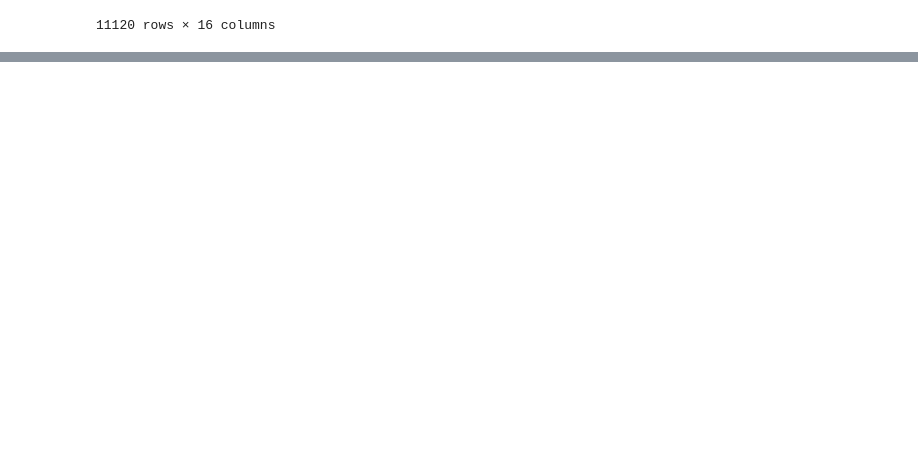
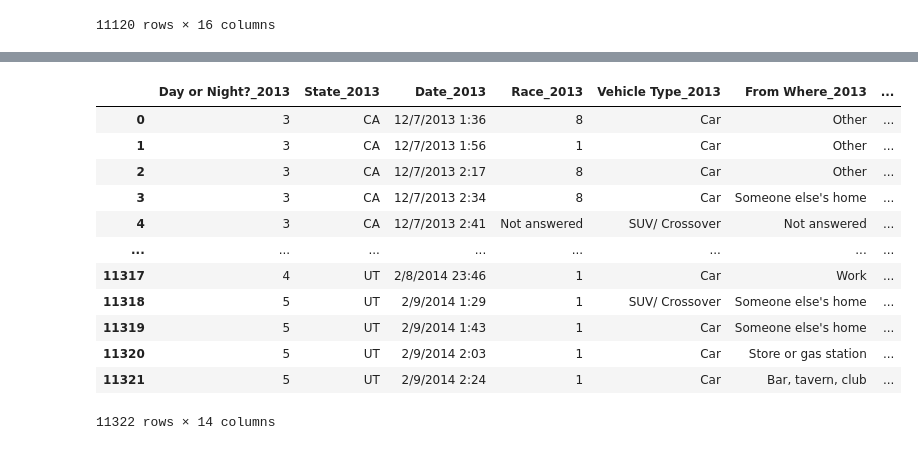
Before and after one commit to Nickfeliciano2/DUI-Statistical-Analysis-API, a Jupyter notebook: elizabeth_project_work/merge.ipynb, the cells around one changed output, grey strips where cells are left out. Cells and saved outputs as stored; diff of their text form; code cells hidden in the pictures; blank space fills up the shorter version.

```diff
--- a/elizabeth_project_work/merge.ipynb
+++ b/elizabeth_project_work/merge.ipynb
@@ -87,13 +87,27 @@ dui2007_clean
 # %%
 #Rename column headers for uniformity
 
-dui2013_clean = dui2013_data.rename(columns = {"MyZipCodeIs": "Zipcode_2013", "Time_Stamp":"Date_2013","data_session_original": "Day or Night?_2013","race_n":"Race_2013",
-                               "DriverAgeYears":"Age Range_2013","EducationLevel": "Education Level_2013","AreYouEmployed": "Employed_2013",
-                               "VehicleType": "Vehicle Type_2013", "FromWhere": "From Where_2013", "ToWhere": "To Where_2013","MilesTraveling": "Trip distance_2013",
-                               "AlcoholToday": "Alcohol Today_2013", "bac_from_blood": "Blood Alcohol Content_2013"}, inplace = True)
+dui2013_data.rename(columns = {"State":"State_2013","MyZipCodeIs":"Zipcode_2013", "Time_Stamp":"Date_2013","data_session_original":"Day or Night?_2013",
+                               "race_n":"Race_2013", "DriverAgeYears":"Age Range_2013","EducationLevel":"Education Level_2013","AreYouEmployed":"Employed_2013",
+                               "VehicleType":"Vehicle Type_2013", "FromWhere":"From Where_2013", "ToWhere":"To Where_2013","MilesTraveling":"Trip distance_2013",
+                               "AlcoholToday":"Alcohol Today_2013", "bac_from_blood":"Blood Alcohol Content_2013"}, inplace = True)
 # %%
 #Clean up null values
 
-dui2013_drop = dui2013_data.dropna()
-
-dui2013_clean = dui2013_drop[dui2013_drop["Blood Alcohol Content_2013"] != "#NULL!"]
+dui2013_no_answer = dui2013_data.replace(np.nan,"Not answered")
+dui2013_clean = dui2013_no_answer.replace(["#NULL!"],"Not answered")
+dui2013_clean
+# %% [output]
+|  | Day or Night?_2013 | State_2013 | Date_2013 | Race_2013 | Vehicle Type_2013 | From Where_2013 | ... |
+| 0 | 3 | CA | 12/7/2013 1:36 | 8 | Car | Other | ... |
+| 1 | 3 | CA | 12/7/2013 1:56 | 1 | Car | Other | ... |
+| 2 | 3 | CA | 12/7/2013 2:17 | 8 | Car | Other | ... |
+| 3 | 3 | CA | 12/7/2013 2:34 | 8 | Car | Someone else's home | ... |
+| 4 | 3 | CA | 12/7/2013 2:41 | Not answered | SUV/ Crossover | Not answered | ... |
+| ... | ... | ... | ... | ... | ... | ... | ... |
+| 11317 | 4 | UT | 2/8/2014 23:46 | 1 | Car | Work | ... |
+| 11318 | 5 | UT | 2/9/2014 1:29 | 1 | SUV/ Crossover | Someone else's home | ... |
+| 11319 | 5 | UT | 2/9/2014 1:43 | 1 | Car | Someone else's home | ... |
+| 11320 | 5 | UT | 2/9/2014 2:03 | 1 | Car | Store or gas station | ... |
+| 11321 | 5 | UT | 2/9/2014 2:24 | 1 | Car | Bar, tavern, club | ... |
+11322 rows × 14 columns
```
Also changed, not shown: parts of 9 cells of this notebook.
